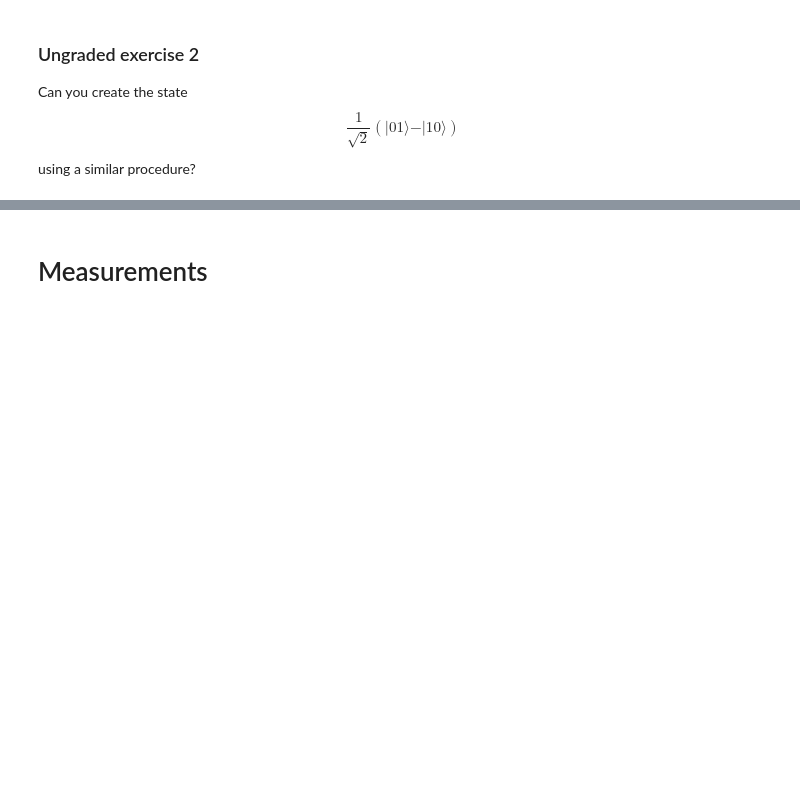
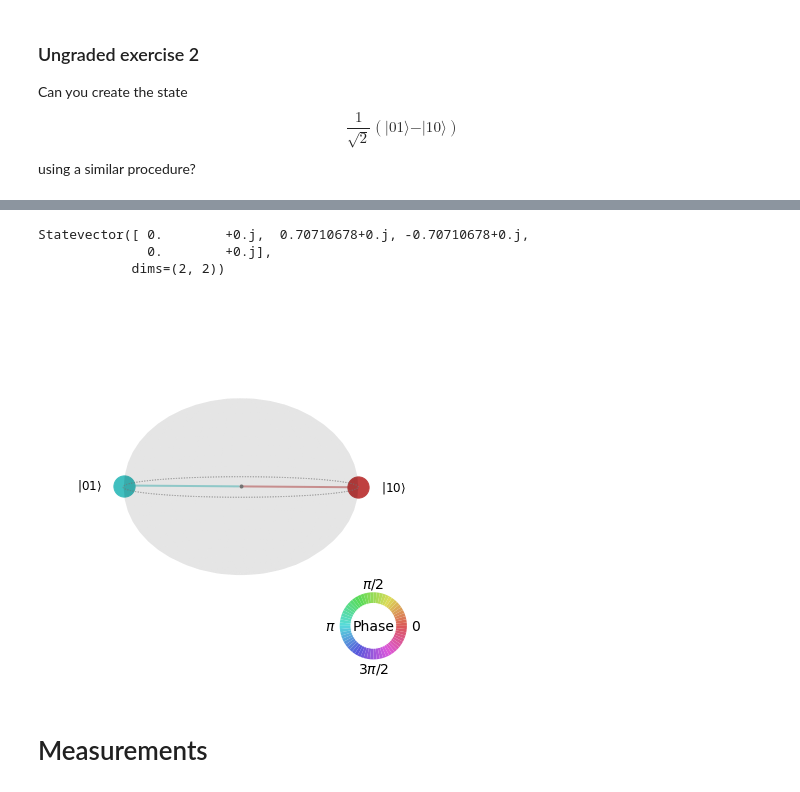
Before and after one commit to mattwright99/IBM_quantum-computing-course, a Jupyter notebook: lab-1/lab-1.ipynb, the cells around one changed output, grey strips where cells are left out. Cells and saved outputs as stored; diff of their text form; code cells hidden in the pictures; blank space fills up the shorter version.

```diff
--- a/lab-1/lab-1.ipynb
+++ b/lab-1/lab-1.ipynb
@@ -185,3 +267,13 @@ Can you create the state $$\frac{1}{\sqrt{2}}\left(\vert01\rangle - \vert10\rang
+# %%
+sv = Statevector.from_label('00')
+new_sv = sv.evolve(circuit)
+print(new_sv)
+plot_state_qsphere(new_sv.data)
+# %% [output]
+Statevector([ 0.        +0.j,  0.70710678+0.j, -0.70710678+0.j,
+              0.        +0.j],
+            dims=(2, 2))
+[figure, added]
 # %% [markdown]
 # Measurements
 # %% [markdown]
```
Also changed, not shown: parts of 25 cells of this notebook.
